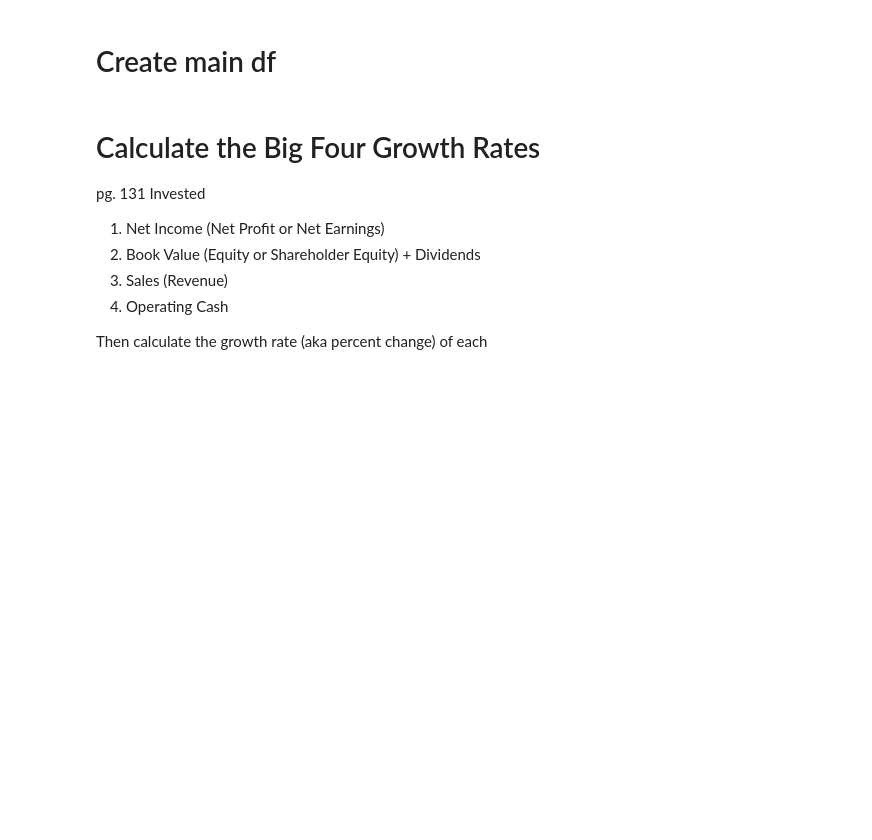
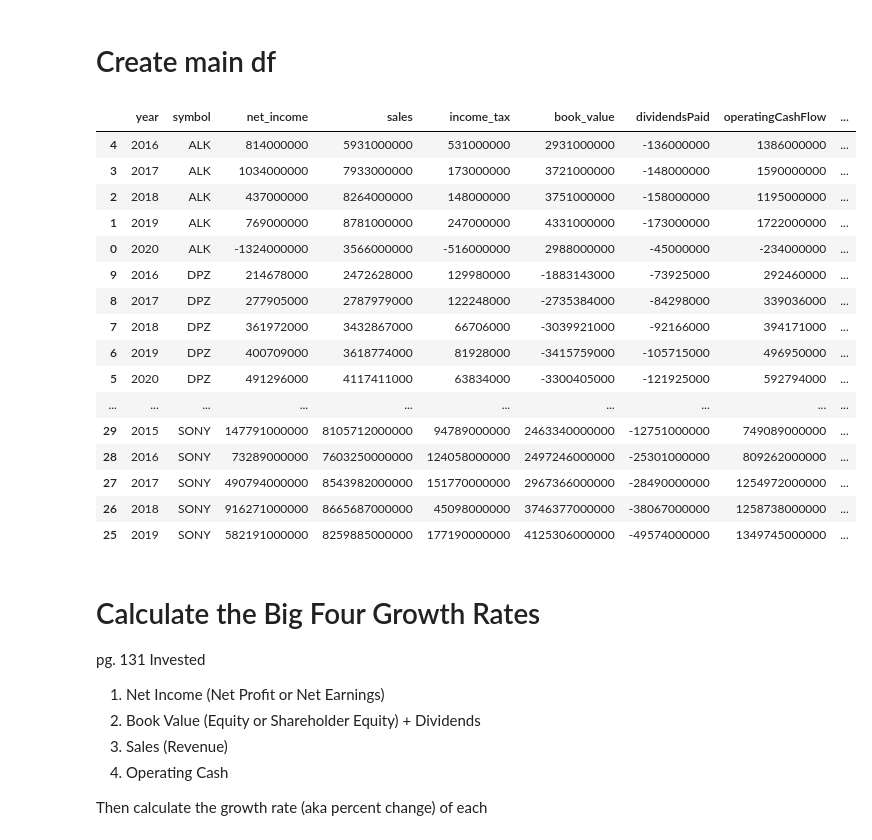
Before and after one commit to caitriggs/rule1investing, a Jupyter notebook: notebooks/02-Clean-Data.ipynb, the cells around one changed output. Saved outputs shown, nothing was run; the diff lists cells and outputs as text; code cells hidden in the pictures; blank space fills up the shorter version.

```diff
--- a/notebooks/02-Clean-Data.ipynb
+++ b/notebooks/02-Clean-Data.ipynb
@@ -218,6 +207,26 @@ df = df.rename(columns={
 df['book_value_plus_dividends'] = df['book_value'] + df['dividendsPaid']
 df['year_datetime'] = pd.to_datetime(df['year'].astype(str) + '/12/31', yearfirst=True)
 df = df.sort_values(by=['symbol','year'])
+# %%
+df
+# %% [output]
+|  | year | symbol | net_income | sales | income_tax | book_value | dividendsPaid | operatingCashFlow | ... |
+| 4 | 2016 | ALK | 814000000 | 5931000000 | 531000000 | 2931000000 | -136000000 | 1386000000 | ... |
+| 3 | 2017 | ALK | 1034000000 | 7933000000 | 173000000 | 3721000000 | -148000000 | 1590000000 | ... |
+| 2 | 2018 | ALK | 437000000 | 8264000000 | 148000000 | 3751000000 | -158000000 | 1195000000 | ... |
+| 1 | 2019 | ALK | 769000000 | 8781000000 | 247000000 | 4331000000 | -173000000 | 1722000000 | ... |
+| 0 | 2020 | ALK | -1324000000 | 3566000000 | -516000000 | 2988000000 | -45000000 | -234000000 | ... |
+| 9 | 2016 | DPZ | 214678000 | 2472628000 | 129980000 | -1883143000 | -73925000 | 292460000 | ... |
+| 8 | 2017 | DPZ | 277905000 | 2787979000 | 122248000 | -2735384000 | -84298000 | 339036000 | ... |
+| 7 | 2018 | DPZ | 361972000 | 3432867000 | 66706000 | -3039921000 | -92166000 | 394171000 | ... |
+| 6 | 2019 | DPZ | 400709000 | 3618774000 | 81928000 | -3415759000 | -105715000 | 496950000 | ... |
+| 5 | 2020 | DPZ | 491296000 | 4117411000 | 63834000 | -3300405000 | -121925000 | 592794000 | ... |
+| ... | ... | ... | ... | ... | ... | ... | ... | ... | ... |
+| 29 | 2015 | SONY | 147791000000 | 8105712000000 | 94789000000 | 2463340000000 | -12751000000 | 749089000000 | ... |
+| 28 | 2016 | SONY | 73289000000 | 7603250000000 | 124058000000 | 2497246000000 | -25301000000 | 809262000000 | ... |
+| 27 | 2017 | SONY | 490794000000 | 8543982000000 | 151770000000 | 2967366000000 | -28490000000 | 1254972000000 | ... |
+| 26 | 2018 | SONY | 916271000000 | 8665687000000 | 45098000000 | 3746377000000 | -38067000000 | 1258738000000 | ... |
+| 25 | 2019 | SONY | 582191000000 | 8259885000000 | 177190000000 | 4125306000000 | -49574000000 | 1349745000000 | ... |
 # %% [markdown]
 # Calculate the Big Four Growth Rates
 pg. 131 Invested
```
Also changed, not shown: parts of 16 cells of this notebook.
